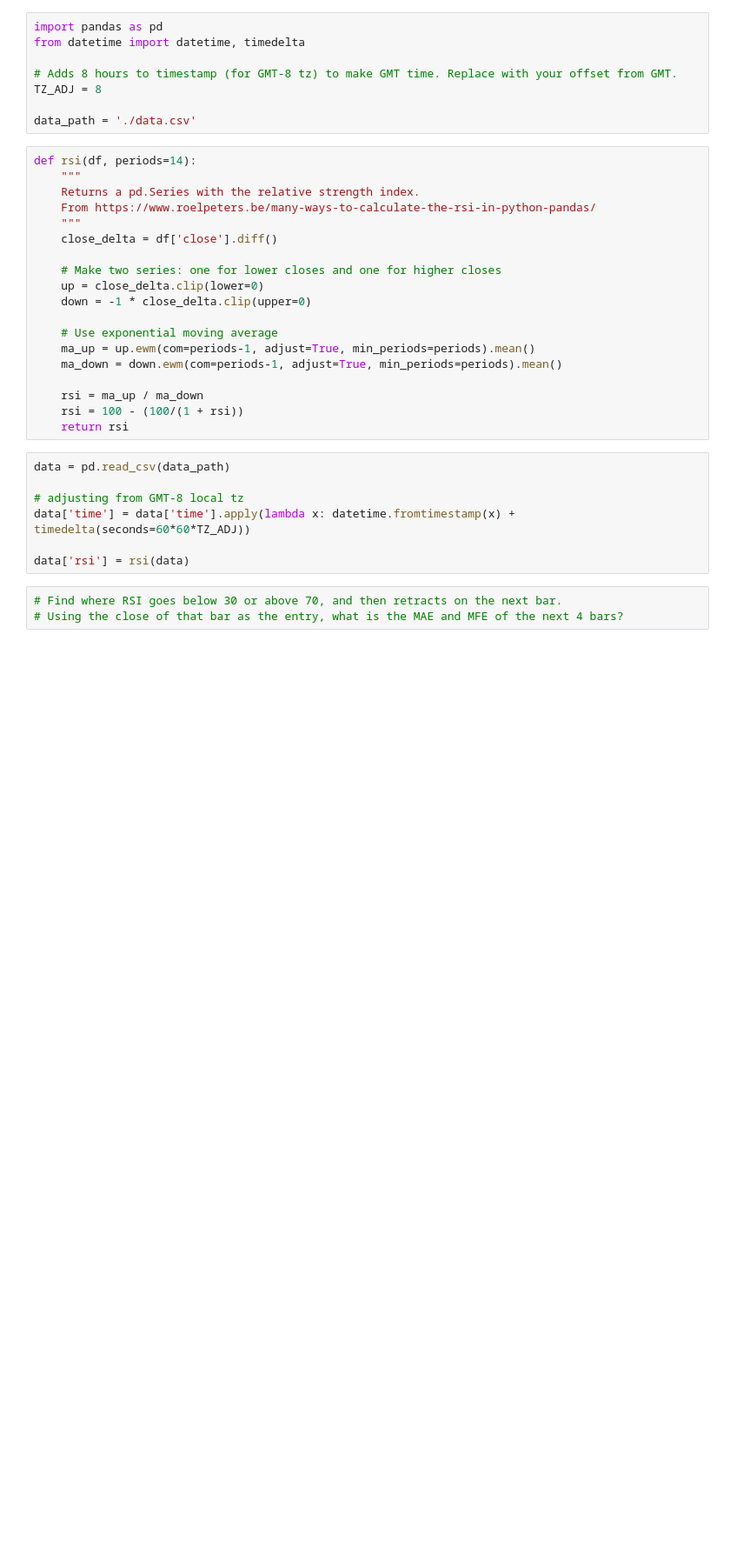
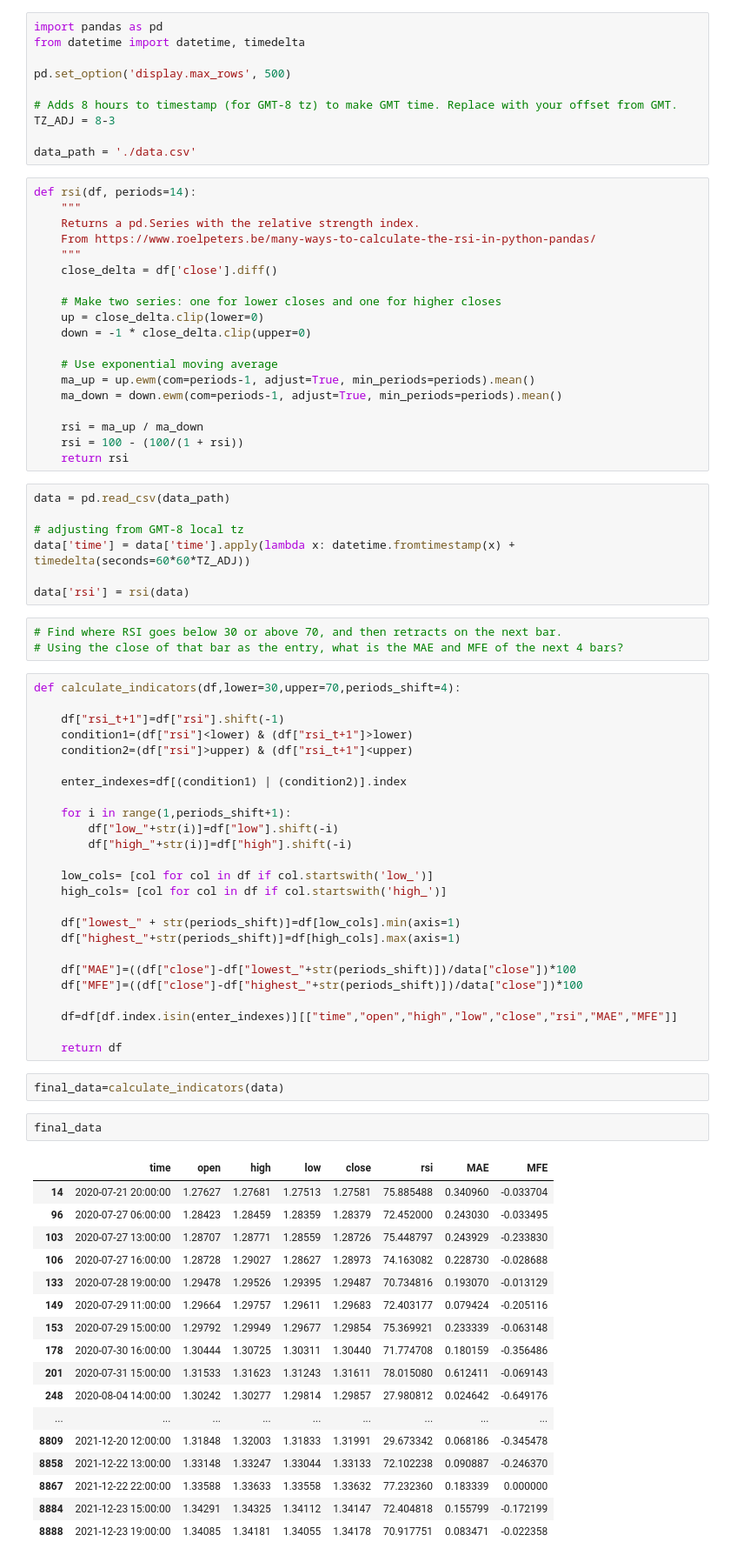
Before and after one commit to ivandozo89/coder_test, a Jupyter notebook: notebook.ipynb, the cells around one changed output. Shown at 87% size. Cells and saved outputs as stored; diff of their text form; blank space fills up the shorter version.

```diff
--- a/notebook.ipynb
+++ b/notebook.ipynb
@@ -2,8 +2,10 @@
 import pandas as pd
 from datetime import datetime, timedelta
 
+pd.set_option('display.max_rows', 500)
+
 # Adds 8 hours to timestamp (for GMT-8 tz) to make GMT time. Replace with your offset from GMT.
-TZ_ADJ = 8
+TZ_ADJ = 8-3
 
 data_path = './data.csv'
 # %%
@@ -35,3 +37,50 @@ data['rsi'] = rsi(data)
 # %%
 # Find where RSI goes below 30 or above 70, and then retracts on the next bar.
 # Using the close of that bar as the entry, what is the MAE and MFE of the next 4 bars?
+# %%
+def calculate_indicators(df,lower=30,upper=70,periods_shift=4):
+
+    df["rsi_t+1"]=df["rsi"].shift(-1)
+    condition1=(df["rsi"]<lower) & (df["rsi_t+1"]>lower)
+    condition2=(df["rsi"]>upper) & (df["rsi_t+1"]<upper)
+
+    enter_indexes=df[(condition1) | (condition2)].index
+
+    for i in range(1,periods_shift+1):
+        df["low_"+str(i)]=df["low"].shift(-i)
+        df["high_"+str(i)]=df["high"].shift(-i)
+
+    low_cols= [col for col in df if col.startswith('low_')]
+    high_cols= [col for col in df if col.startswith('high_')]
+
+    df["lowest_" + str(periods_shift)]=df[low_cols].min(axis=1)
+    df["highest_"+str(periods_shift)]=df[high_cols].max(axis=1)
+
+    df["MAE"]=((df["close"]-df["lowest_"+str(periods_shift)])/data["close"])*100
+    df["MFE"]=((df["close"]-df["highest_"+str(periods_shift)])/data["close"])*100
+
+    df=df[df.index.isin(enter_indexes)][["time","open","high","low","close","rsi","MAE","MFE"]]
+
+    return df
+# %%
+final_data=calculate_indicators(data)
+# %%
+final_data
+# %% [output]
+|  | time | open | high | low | close | rsi | MAE | MFE |
+| 14 | 2020-07-21 20:00:00 | 1.27627 | 1.27681 | 1.27513 | 1.27581 | 75.885488 | 0.340960 | -0.033704 |
+| 96 | 2020-07-27 06:00:00 | 1.28423 | 1.28459 | 1.28359 | 1.28379 | 72.452000 | 0.243030 | -0.033495 |
+| 103 | 2020-07-27 13:00:00 | 1.28707 | 1.28771 | 1.28559 | 1.28726 | 75.448797 | 0.243929 | -0.233830 |
+| 106 | 2020-07-27 16:00:00 | 1.28728 | 1.29027 | 1.28627 | 1.28973 | 74.163082 | 0.228730 | -0.028688 |
+| 133 | 2020-07-28 19:00:00 | 1.29478 | 1.29526 | 1.29395 | 1.29487 | 70.734816 | 0.193070 | -0.013129 |
+| 149 | 2020-07-29 11:00:00 | 1.29664 | 1.29757 | 1.29611 | 1.29683 | 72.403177 | 0.079424 | -0.205116 |
+| 153 | 2020-07-29 15:00:00 | 1.29792 | 1.29949 | 1.29677 | 1.29854 | 75.369921 | 0.233339 | -0.063148 |
+| 178 | 2020-07-30 16:00:00 | 1.30444 | 1.30725 | 1.30311 | 1.30440 | 71.774708 | 0.180159 | -0.356486 |
+| 201 | 2020-07-31 15:00:00 | 1.31533 | 1.31623 | 1.31243 | 1.31611 | 78.015080 | 0.612411 | -0.069143 |
+| 248 | 2020-08-04 14:00:00 | 1.30242 | 1.30277 | 1.29814 | 1.29857 | 27.980812 | 0.024642 | -0.649176 |
+| ... | ... | ... | ... | ... | ... | ... | ... | ... |
+| 8809 | 2021-12-20 12:00:00 | 1.31848 | 1.32003 | 1.31833 | 1.31991 | 29.673342 | 0.068186 | -0.345478 |
+| 8858 | 2021-12-22 13:00:00 | 1.33148 | 1.33247 | 1.33044 | 1.33133 | 72.102238 | 0.090887 | -0.246370 |
+| 8867 | 2021-12-22 22:00:00 | 1.33588 | 1.33633 | 1.33558 | 1.33632 | 77.232360 | 0.183339 | 0.000000 |
+| 8884 | 2021-12-23 15:00:00 | 1.34291 | 1.34325 | 1.34112 | 1.34147 | 72.404818 | 0.155799 | -0.172199 |
+| 8888 | 2021-12-23 19:00:00 | 1.34085 | 1.34181 | 1.34055 | 1.34178 | 70.917751 | 0.083471 | -0.022358 |
```
